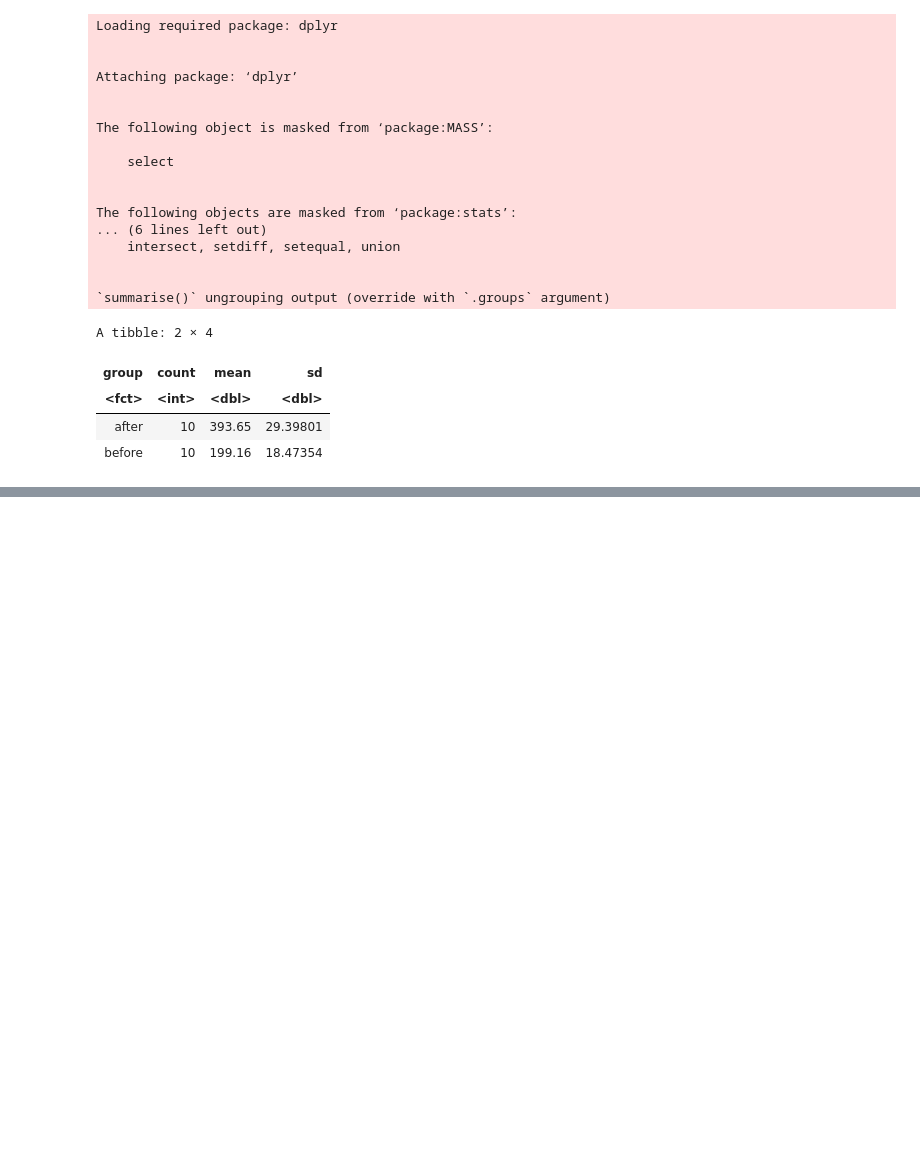
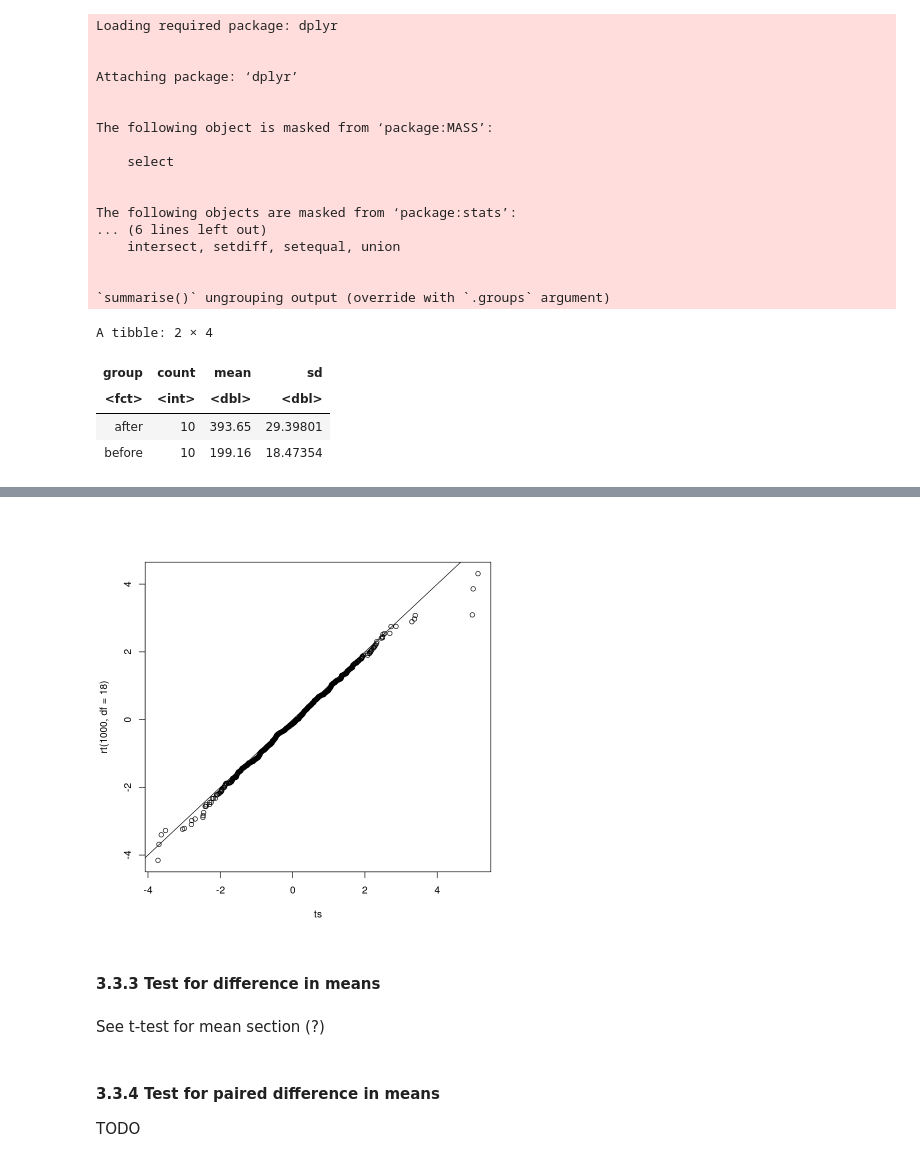
Before and after one commit to JeremyMcCormick/notebooks, a Jupyter notebook: R/StatisticsCompetencies.ipynb, the cells around one changed output, grey strips where cells are left out. Cells and saved outputs as stored; diff of their text form; code cells hidden in the pictures; blank space fills up the shorter version.

Commit message:
Add more inference sections up to and including ANOVA

```diff
--- a/R/StatisticsCompetencies.ipynb
+++ b/R/StatisticsCompetencies.ipynb
@@ -1273,0 +1529,13 @@ A tibble: 2 × 4
+# %%
+qqplot(ts, rt(1000, df=18))
+abline(0,1)
+# %% [output]
+[figure, added]
+# %% [markdown]
+<h4>3.3.3 Test for difference in means</h4>
+# %% [markdown]
+See t-test for mean section (?)
+# %% [markdown]
+<h4>3.3.4 Test for paired difference in means</h4>
+
+TODO
```
Also changed, not shown: parts of 31 cells of this notebook.
